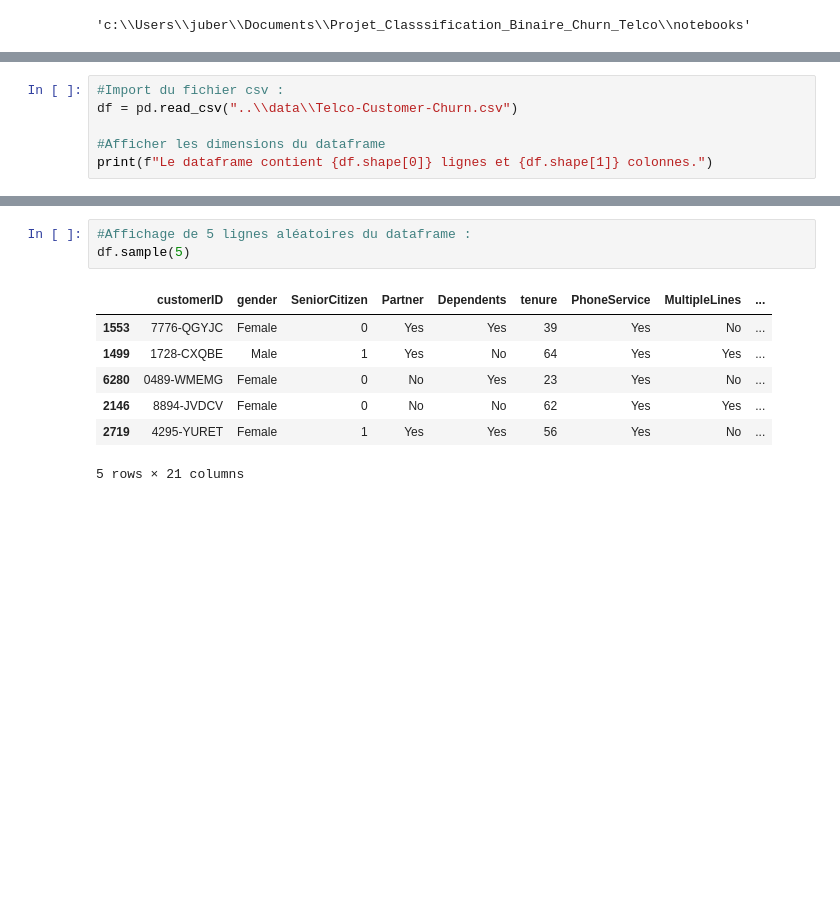
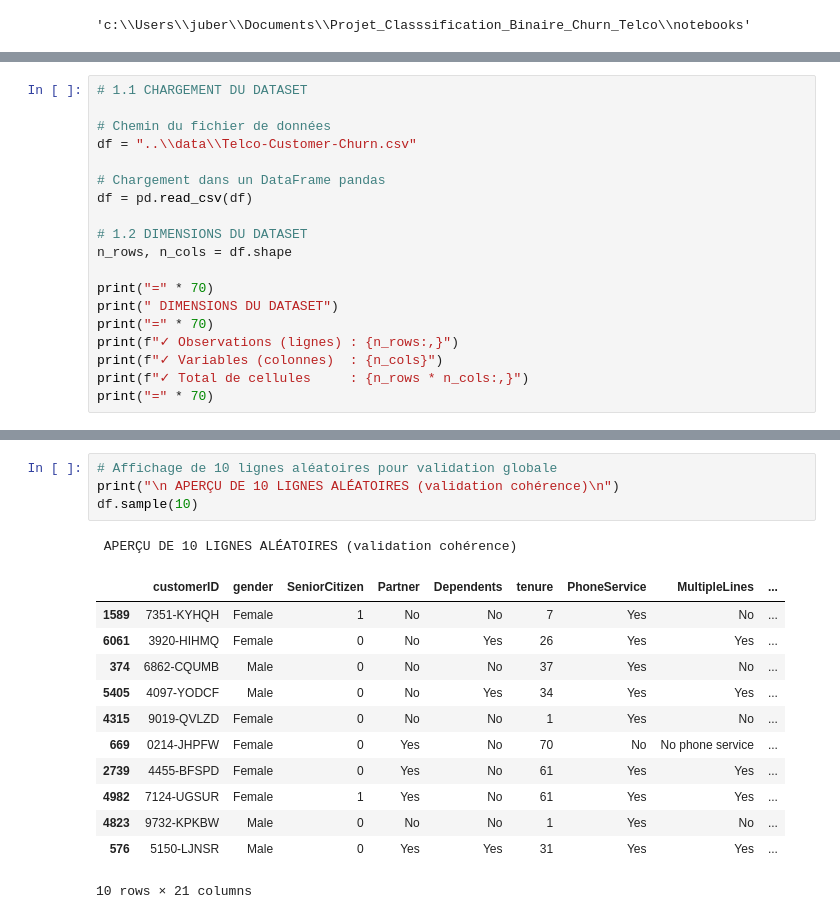
Before and after one commit to Dylan-Jbt/Scoring_de_churn_client, a Jupyter notebook: notebooks/01_exploration_des_donnees.ipynb, the cells around one changed output, grey strips where cells are left out. Saved outputs shown, nothing was run; the diff lists cells and outputs as text; blank space fills up the shorter version.

```diff
--- a/notebooks/01_exploration_des_donnees.ipynb
+++ b/notebooks/01_exploration_des_donnees.ipynb
@@ -28,7 +94,20 @@ os.getcwd()
 # %%
-#Import du fichier csv :
-df = pd.read_csv("..\\data\\Telco-Customer-Churn.csv")
+# 1.1 CHARGEMENT DU DATASET
 
-#Afficher les dimensions du dataframe
-print(f"Le dataframe contient {df.shape[0]} lignes et {df.shape[1]} colonnes.")
+# Chemin du fichier de données
+df = "..\\data\\Telco-Customer-Churn.csv"
+
+# Chargement dans un DataFrame pandas
+df = pd.read_csv(df)
+
+# 1.2 DIMENSIONS DU DATASET
+n_rows, n_cols = df.shape
+
+print("=" * 70)
+print(" DIMENSIONS DU DATASET")
+print("=" * 70)
+print(f"✓ Observations (lignes) : {n_rows:,}")
+print(f"✓ Variables (colonnes)  : {n_cols}")
+print(f"✓ Total de cellules     : {n_rows * n_cols:,}")
+print("=" * 70)
 # %% [output]
@@ -81,11 +253,18 @@ df.describe()
 # %%
-#Affichage de 5 lignes aléatoires du dataframe :
-df.sample(5)
+# Affichage de 10 lignes aléatoires pour validation globale
+print("\n APERÇU DE 10 LIGNES ALÉATOIRES (validation cohérence)\n")
+df.sample(10)
 # %% [output]
+ APERÇU DE 10 LIGNES ALÉATOIRES (validation cohérence)
 |  | customerID | gender | SeniorCitizen | Partner | Dependents | tenure | PhoneService | MultipleLines | ... |
-| 1553 | 7776-QGYJC | Female | 0 | Yes | Yes | 39 | Yes | No | ... |
-| 1499 | 1728-CXQBE | Male | 1 | Yes | No | 64 | Yes | Yes | ... |
-| 6280 | 0489-WMEMG | Female | 0 | No | Yes | 23 | Yes | No | ... |
-| 2146 | 8894-JVDCV | Female | 0 | No | No | 62 | Yes | Yes | ... |
-| 2719 | 4295-YURET | Female | 1 | Yes | Yes | 56 | Yes | No | ... |
+| 1589 | 7351-KYHQH | Female | 1 | No | No | 7 | Yes | No | ... |
+| 6061 | 3920-HIHMQ | Female | 0 | No | Yes | 26 | Yes | Yes | ... |
+| 374 | 6862-CQUMB | Male | 0 | No | No | 37 | Yes | No | ... |
+| 5405 | 4097-YODCF | Male | 0 | No | Yes | 34 | Yes | Yes | ... |
+| 4315 | 9019-QVLZD | Female | 0 | No | No | 1 | Yes | No | ... |
+| 669 | 0214-JHPFW | Female | 0 | Yes | No | 70 | No | No phone service | ... |
+| 2739 | 4455-BFSPD | Female | 0 | Yes | No | 61 | Yes | Yes | ... |
+| 4982 | 7124-UGSUR | Female | 1 | Yes | No | 61 | Yes | Yes | ... |
+| 4823 | 9732-KPKBW | Male | 0 | No | No | 1 | Yes | No | ... |
+| 576 | 5150-LJNSR | Male | 0 | Yes | Yes | 31 | Yes | Yes | ... |
-5 rows × 21 columns
+10 rows × 21 columns
```
Also changed, not shown: parts of 18 cells of this notebook, 1 other file.
